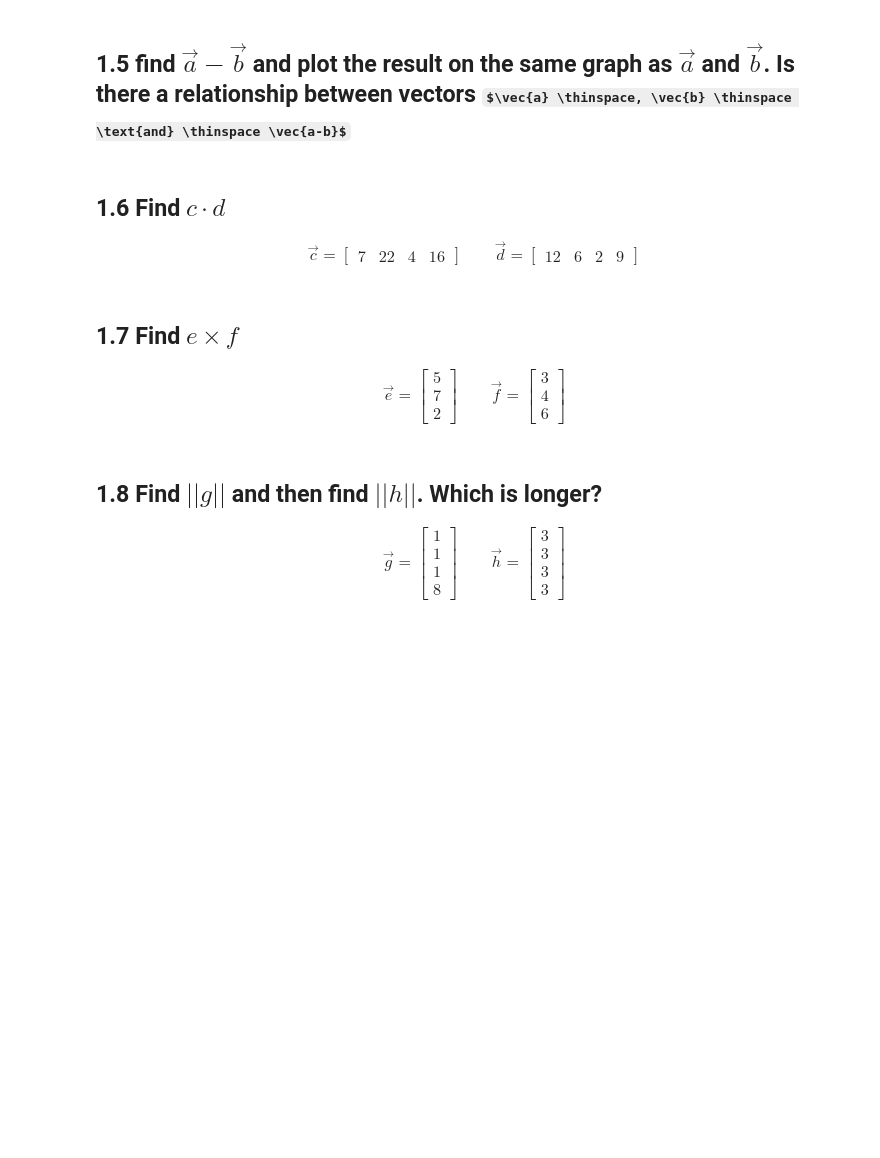
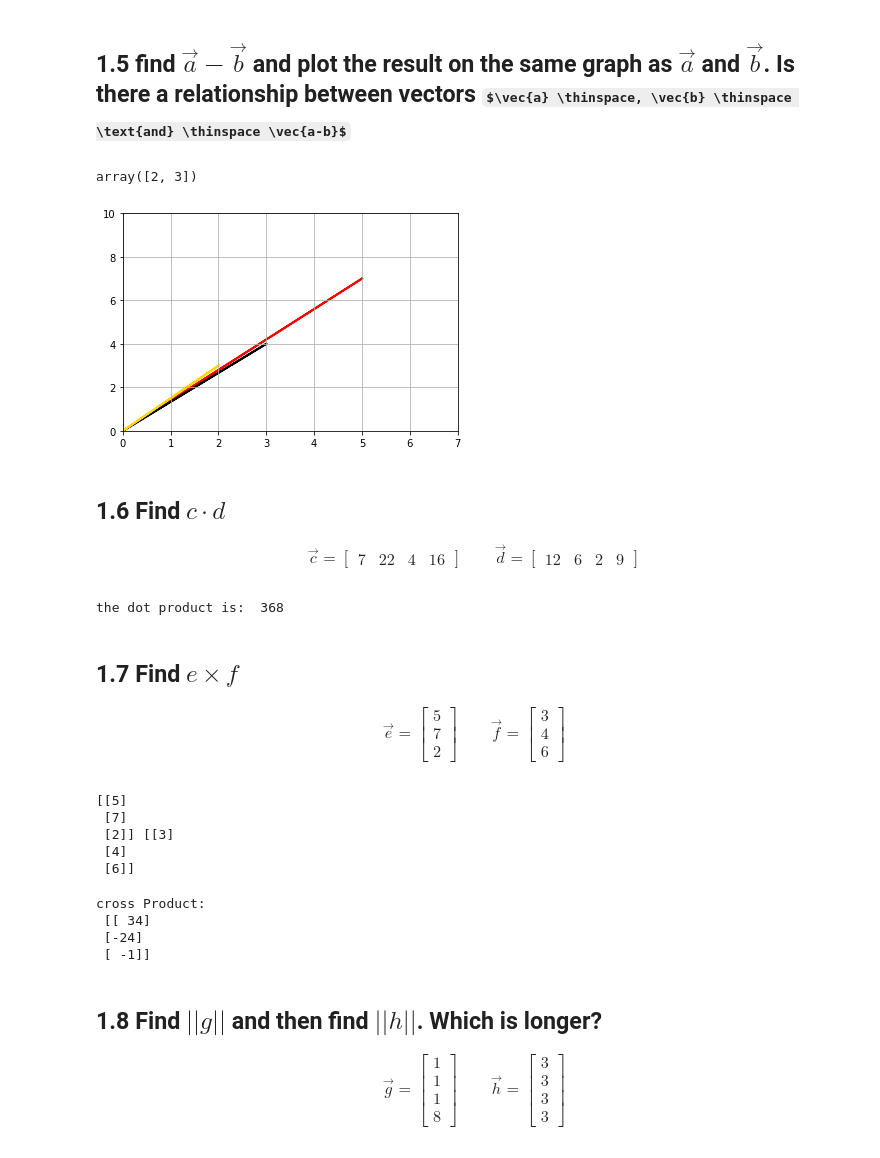
Before and after one commit to lfr4704/DS-Unit-1-Sprint-3-Linear-Algebra, a Jupyter notebook: module1-vectors-and-matrices/LS_DS_131_Vectors_and_Matrices_Assignment.ipynb, the cells around one changed output. Cells and saved outputs as stored; diff of their text form; code cells hidden in the pictures; some formulas as TeX source; blank space fills up the shorter version.

```diff
--- a/module1-vectors-and-matrices/LS_DS_131_Vectors_and_Matrices_Assignment.ipynb
+++ b/module1-vectors-and-matrices/LS_DS_131_Vectors_and_Matrices_Assignment.ipynb
@@ -148,6 +148,29 @@ for mycolor, vector in [('r', va), ('k', vb)]:
 [figure]
 # %% [markdown]
 ## 1.5 find $\vec{a} - \vec{b}$ and plot the result on the same graph as $\vec{a}$ and $\vec{b}$. Is there a relationship between vectors $\vec{a} \thinspace, \vec{b} \thinspace \text{and} \thinspace \vec{a-b}$
+# %%
+#subtract vectors
+vc = va - vb
+vc
+# %% [output]
+array([2, 3])
+# %%
+#using more efficient code
+fig, ax = plt.subplots()
+ax.grid()
+plt.xlim(0,7)
+plt.ylim(0,10)
+
+for mycolor, vector in [('r', va), ('k', vb), ('gold', vc)]:
+  plt.arrow(0,0,
+      vector[0],
+      vector[1],
+      head_width=0.02,
+      head_length=0.02,
+      linewidth=2,
+      color = mycolor)
+# %% [output]
+[figure, added]
 # %% [markdown]
 ## 1.6 Find $c \cdot d$
 
@@ -156,6 +179,12 @@ for mycolor, vector in [('r', va), ('k', vb)]:
 \qquad
 \vec{d} = \begin{bmatrix}12 & 6 & 2 & 9\end{bmatrix}
 \end{align}
+# %%
+vc = np.array([7,22,4,16])
+vd = np.array([12,6,2,9])
+print("the dot product is: ", np.dot(vc,vd))
+# %% [output]
+the dot product is:  368
 # %% [markdown]
 ##  1.7 Find $e \times f$
 
@@ -164,6 +193,23 @@ for mycolor, vector in [('r', va), ('k', vb)]:
 \qquad
 \vec{f} = \begin{bmatrix} 3 \\4 \\ 6 \end{bmatrix}
 \end{align}
+# %%
+ve= np.array([[5],[7],[2]])
+vf = np.array([[3],[4],[6]])
+print(ve,vf)
+# %% [output]
+[[5]
+ [7]
+ [2]] [[3]
+ [4]
+ [6]]
+# %%
+print("cross Product: \n", np.cross(ve,vf, axis=0))
+# %% [output]
+cross Product:
+ [[ 34]
+ [-24]
+ [ -1]]
 # %% [markdown]
 ## 1.8 Find $||g||$ and then find $||h||$. Which is longer?
 
```
Also changed, not shown: parts of 19 cells of this notebook.
